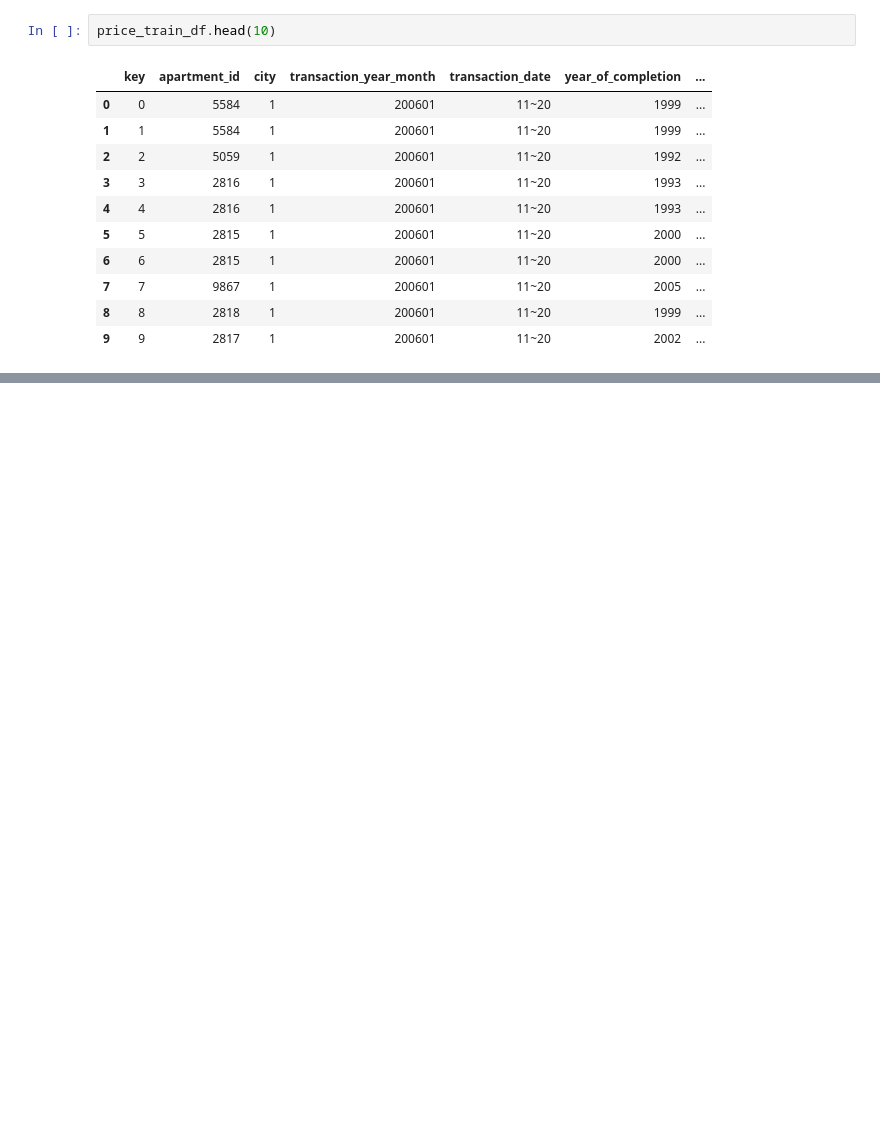
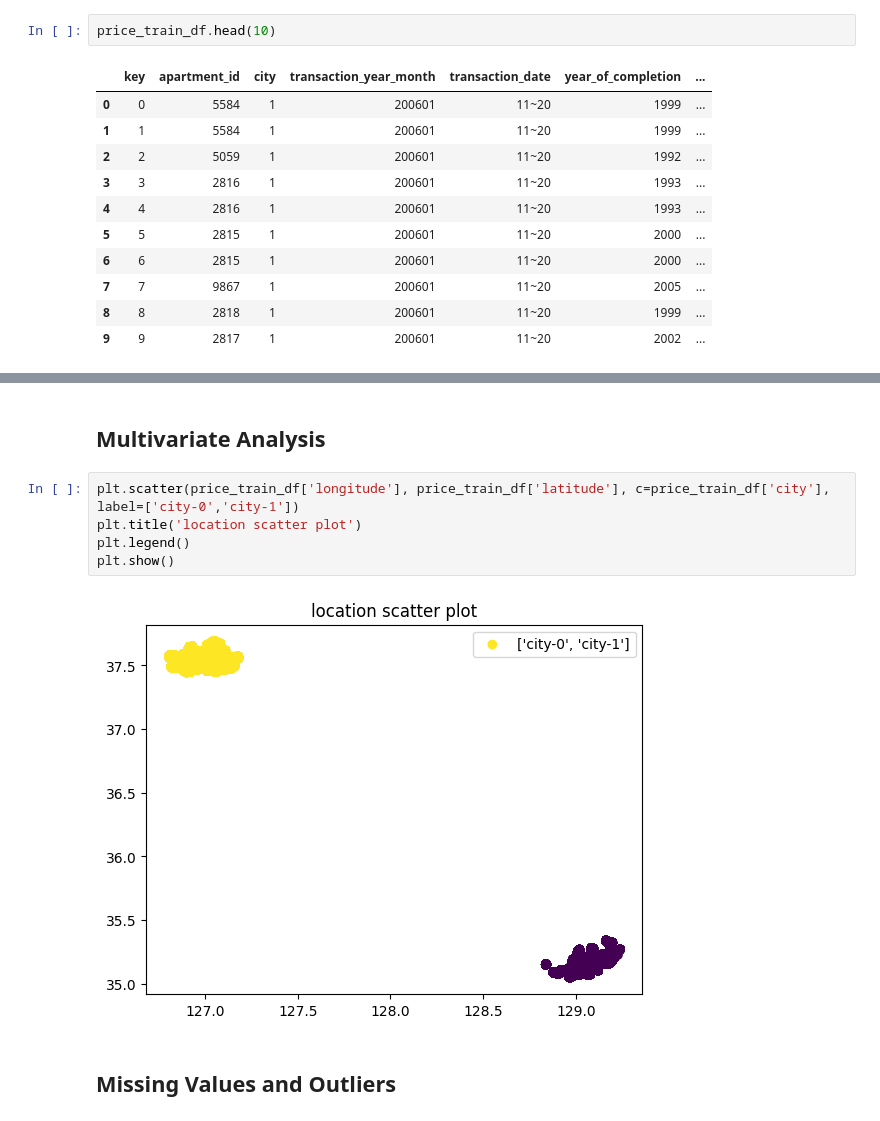
Before and after one commit to tklsimon/housing-price-prediction, a Jupyter notebook: STAT8017 Project.ipynb, the cells around one changed output, grey strips where cells are left out. Drawn from its saved outputs; the diff is of its cells as text; blank space fills up the shorter version.

```diff
--- a/STAT8017 Project.ipynb
+++ b/STAT8017 Project.ipynb
@@ -87,0 +305,11 @@ price_train_df.head(10)
+# %% [markdown]
+## Multivariate Analysis
+# %%
+plt.scatter(price_train_df['longitude'], price_train_df['latitude'], c=price_train_df['city'], label=['city-0','city-1'])
+plt.title('location scatter plot')
+plt.legend()
+plt.show()
+# %% [output]
+[figure, added]
+# %% [markdown]
+## Missing Values and Outliers
```
Also changed, not shown: parts of 33 cells of this notebook.
